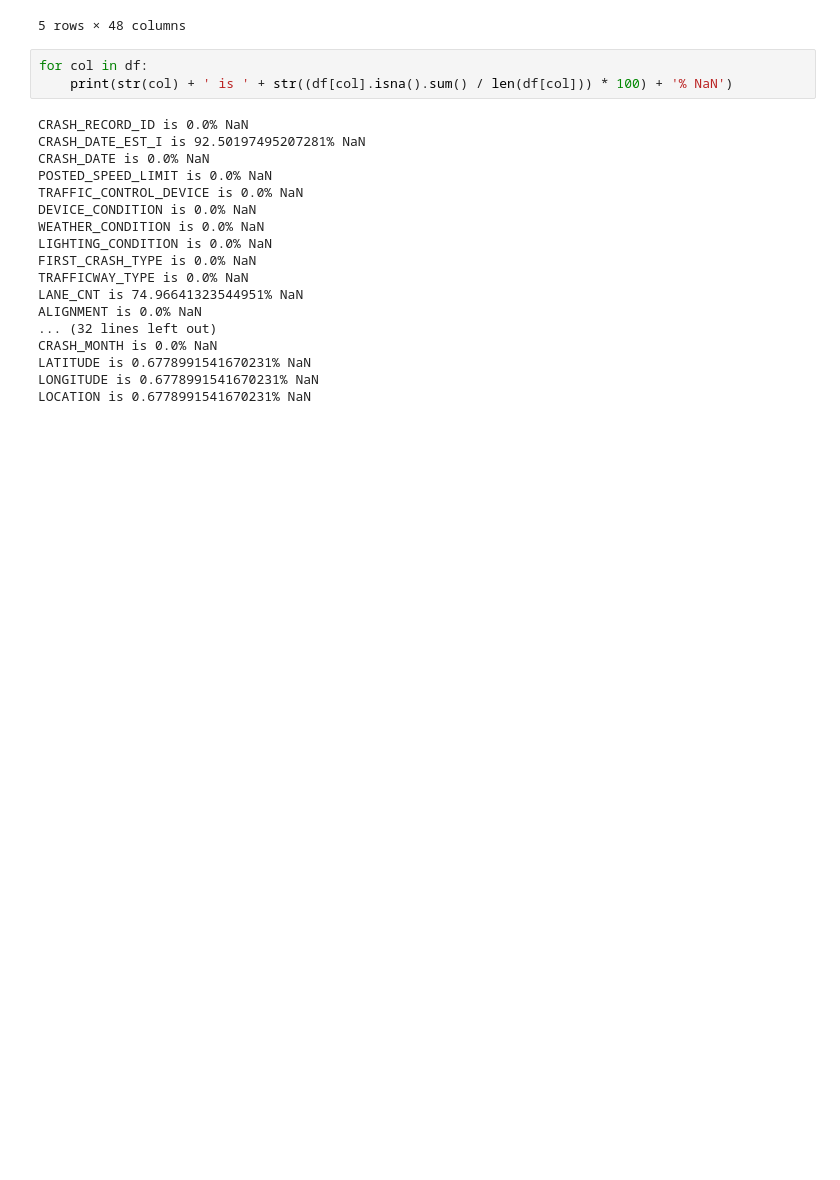
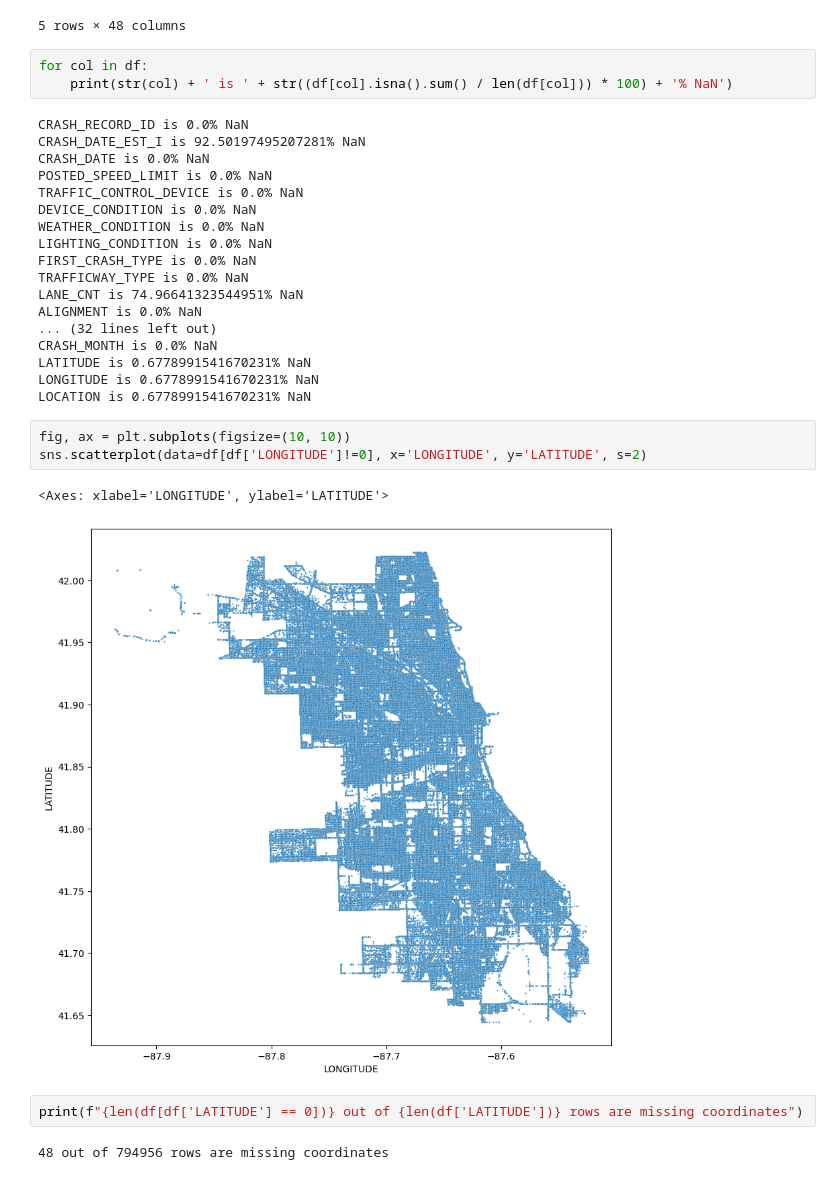
Before and after one commit to Sollen-R/DS400-Final, a Jupyter notebook: Notebooks/DS400 EDA.ipynb, the cells around one changed output. Cells and saved outputs as stored; diff of their text form; blank space fills up the shorter version.

```diff
--- a/Notebooks/DS400 EDA.ipynb
+++ b/Notebooks/DS400 EDA.ipynb
@@ -37,3 +37,13 @@ CRASH_MONTH is 0.0% NaN
 LATITUDE is 0.6778991541670231% NaN
 LONGITUDE is 0.6778991541670231% NaN
 LOCATION is 0.6778991541670231% NaN
+# %%
+fig, ax = plt.subplots(figsize=(10, 10))
+sns.scatterplot(data=df[df['LONGITUDE']!=0], x='LONGITUDE', y='LATITUDE', s=2)
+# %% [output]
+<Axes: xlabel='LONGITUDE', ylabel='LATITUDE'>
+[figure, added]
+# %%
+print(f"{len(df[df['LATITUDE'] == 0])} out of {len(df['LATITUDE'])} rows are missing coordinates")
+# %% [output]
+48 out of 794956 rows are missing coordinates
```
Also changed, not shown: parts of 10 cells of this notebook.
